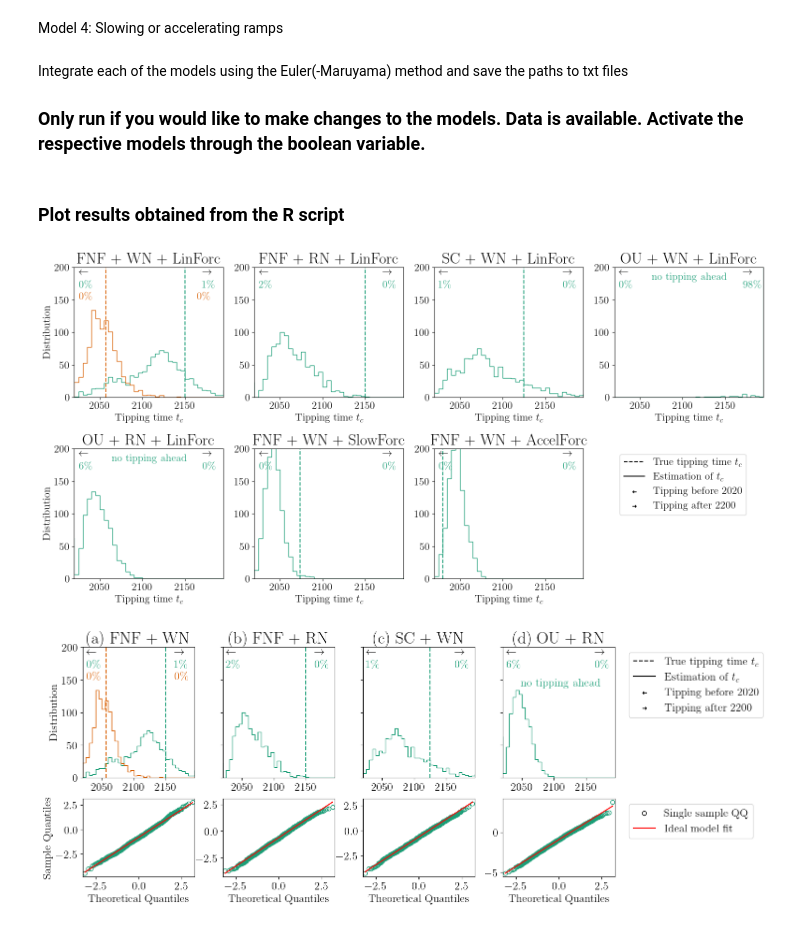
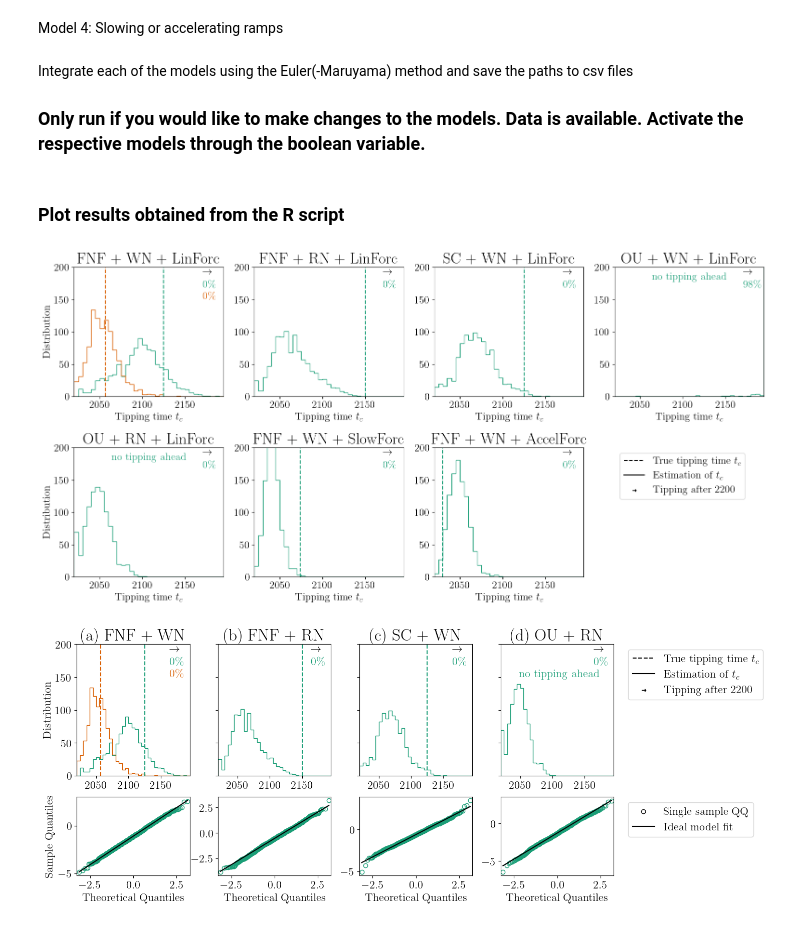
Before and after one commit to TUM-PIK-ESM/tipping_time, a Jupyter notebook: TT_AlternativeModels/Plots.ipynb, the cells around one changed output. Cells and saved outputs as stored; diff of their text form; code cells hidden in the pictures.

Commit message:
v3, updated cross validation, time array corrected, all data and results generated anew

```diff
--- a/TT_AlternativeModels/Plots.ipynb
+++ b/TT_AlternativeModels/Plots.ipynb
@@ -39,14 +40,13 @@ mpl.rcParams['axes.prop_cycle'] = mpl.cycler(color=['#1b9e77','#d95f02','#7570b3
 # %% [markdown]
 ### Generate sample paths of different models
 # %%
-t_start = 1870 #Time series start
-t_end = 2020 #Time series end
+t_start = 1870+1/12 #Time series start
+t_end = 2021 #Time series end
 
-tspan = np.linspace(t_start,t_end,(t_end-t_start)*12,endpoint=False) #Time array of samples
-
+tspan = np.linspace(t_start,t_end,round((t_end-t_start)*12+1),endpoint=True) #Time array of samples
 integration_permonth = 20 #Discretisation of integration. Same as in Ditlevsen 2023
 integration_timestep = 1/(12*integration_permonth) #Corresponding time step
-integration_tspan = np.linspace(t_start,t_end,(t_end-t_start)*12*integration_permonth,endpoint=False) #Time array for integration
+integration_tspan = np.linspace(t_start,t_end,round((t_end-t_start)*12*integration_permonth+1),endpoint=True) #Time array for integration
 
 # Values for parameters are taken from the tipping time estimation in Ditlevsen 2023
 t_0 = 1924
@@ -57,7 +57,7 @@ m_ = -1.51
 sigma_ = 0.3**0.5/3 #divide by 3 to avoid n-tipping
 
 # Set tipping times/ramping lengths convenient for demonstration purposes
-tau_rs = {"fnf_wn_linforc":226,
+tau_rs = {"fnf_wn_linforc":201,
           "fnf_rn_linforc":226,
           "ou_wn_linforc":132.52,
           "ou_rn_linforc":201,
@@ -136,7 +136,7 @@ def f_4a(x,t):
 def f_4b(x,t):
     return -A_*(x-m_)**2-lambda_acc(t)
 # %% [markdown]
-Integrate each of the models using the Euler(-Maruyama) method and save the paths to txt files
+Integrate each of the models using the Euler(-Maruyama) method and save the paths to csv files
 ### Only run if you would like to make changes to the models. Data is available. Activate the respective models through the boolean variable.
 # %%
 np.random.seed(0)
@@ -282,8 +282,8 @@ for i in range(len(modelnames)):
     samplesize_2 = len(t_c_values_2)
     hist_2 = axs[i].hist(t_c_values_2,bins=bins,histtype="step",density=False)[0]
     axs[i].set_xlabel("Tipping time $t_c$")
-    axs[i].text(0.03,0.93,r"$\leftarrow$",color="black", transform=axs[i].transAxes)
-    axs[i].text(0.03,0.84,str(round(hist_2[0]*100/samplesize_2))+"$\%$",color=plt.rcParams['axes.prop_cycle'].by_key()['color'][0], transform=axs[i].transAxes)
+    #axs[i].text(0.03,0.93,r"$\leftarrow$",color="black", transform=axs[i].transAxes)
+    #axs[i].text(0.03,0.84,str(round(hist_2[0]*100/samplesize_2))+"$\%$",color=plt.rcParams['axes.prop_cycle'].by_key()['color'][0], transform=axs[i].transAxes)
     axs[i].text(0.86,0.93,r"$\rightarrow$",color="black", transform=axs[i].transAxes)
     axs[i].text(0.86,0.84,str(round(hist_2[-1]*100/samplesize_2))+"$\%$",color=plt.rcParams['axes.prop_cycle'].by_key()['color'][0], transform=axs[i].transAxes)
     if i == 0: # Include estimation distribution on the intended model with tipping at 2057 (taken from DD23, but same result can be achieved using our model integration)
@@ -291,8 +291,8 @@ for i in range(len(modelnames)):
         samplesize_2 = len(t_c_values_2)
         hist_2 = axs[i].hist(t_c_values_2,bins=bins,histtype="step",density=False)[0]
         axs[i].axvline(2057,color=plt.rcParams['axes.prop_cycle'].by_key()['color'][1],linestyle="dashed")
-        axs[i].text(0.03,0.75,str(round(hist_2[0]*100/samplesize_2))+"$\%$",color=plt.rcParams['axes.prop_cycle'].by_key()['color'][1], transform=axs[i].transAxes)
-        axs[i].text(0.82,0.75,str(round(hist_2[-1]*100/samplesize_2))+"$\%$",color=plt.rcParams['axes.prop_cycle'].by_key()['color'][1], transform=axs[i].transAxes)
+        #axs[i].text(0.03,0.75,str(round(hist_2[0]*100/samplesize_2))+"$\%$",color=plt.rcParams['axes.prop_cycle'].by_key()['color'][1], transform=axs[i].transAxes)
+        axs[i].text(0.86,0.75,str(round(hist_2[-1]*100/samplesize_2))+"$\%$",color=plt.rcParams['axes.prop_cycle'].by_key()['color'][1], transform=axs[i].transAxes)
     axs[i].set_xlim(t_left,t_right-t_step)
     axs[i].set_ylim(0,200)
     #axs[i].ticklabel_format(axis='y', style='sci',scilimits=(0,0))
@@ -305,16 +305,16 @@ axs[0].set_ylabel("Distribution")
 axs[4].set_ylabel("Distribution")
 axs[len(modelnames)].plot([0,1],[0,1],c="black",linestyle="dashed")
 axs[len(modelnames)].plot([0,1],[0,1],c="black")
-axs[len(modelnames)].scatter([0],[0],marker=r"$\leftarrow$",c="black")
+#axs[len(modelnames)].scatter([0],[0],marker=r"$\leftarrow$",c="black")
 axs[len(modelnames)].scatter([0],[0],marker=r"$\rightarrow$",c="black")
 axs[len(modelnames)].set_ylim(-1,-0.5)
-axs[len(modelnames)].legend(["True tipping time $t_c$","Estimation of $t_c$","Tipping before "+str(t_left), "Tipping after "+str(t_right)],loc="upper left")
+axs[len(modelnames)].legend(["True tipping time $t_c$","Estimation of $t_c$", "Tipping after "+str(t_right)],loc="upper left")
 axs[len(modelnames)].axis("off")
 
 #plt.savefig("Plots/allmodels_" + time.strftime("%Y%m%d-%H%M%S") + ".pdf",dpi=300,bbox_inches="tight")
 plt.show()
 # %% [output]
-[figure, old version]
+[figure, new version]
 # %%
 model_subselection = [0,1,2,4]
 modeldescrips = ["(a) FNF + WN","(b) FNF + RN","(c) SC + WN","(d) OU + RN"]
@@ -327,45 +327,48 @@ for i in range(len(model_subselection)):
     samplesize_2 = len(t_c_values_2)
     hist_2 = axs[i].hist(t_c_values_2,bins=bins,histtype="step",density=False)[0]
     #axs[i].set_xlabel("Tipping time $t_c$")
-    axs[i].text(0.03,0.93,r"$\leftarrow$",color="black", transform=axs[i].transAxes)
-    axs[i].text(0.03,0.84,str(round(hist_2[0]*100/samplesize_2))+"$\%$",color=plt.rcParams['axes.prop_cycle'].by_key()['color'][0], transform=axs[i].transAxes)
+    #axs[i].text(0.03,0.93,r"$\leftarrow$",color="black", transform=axs[i].transAxes)
+    #axs[i].text(0.03,0.84,str(round(hist_2[0]*100/samplesize_2))+"$\%$",color=plt.rcParams['axes.prop_cycle'].by_key()['color'][0], transform=axs[i].transAxes)
     axs[i].text(0.82,0.93,r"$\rightarrow$",color="black", transform=axs[i].transAxes)
     axs[i].text(0.82,0.84,str(round(hist_2[-1]*100/samplesize_2))+"$\%$",color=plt.rcParams['axes.prop_cycle'].by_key()['color'][0], transform=axs[i].transAxes)
     axs[i].set_xlim(t_left,t_right-t_step)
     axs[i].set_ylim(0,200)
     axs[i].set_title(modeldescrips[i])
     if i == 0: # Include estimation distribution on the intended model with tipping at 2057 (taken from DD23, but same result can be achieved using our model integration)
         t_c_values_2 = np.array(pd.read_excel("EstimMatrix_1000repetitions.xlsx").loc[:,"tc"])
         samplesize_2 = len(t_c_values_2)
         hist_2 = axs[i].hist(t_c_values_2,bins=bins,histtype="step",density=False)[0]
         axs[i].axvline(2057,color=plt.rcParams['axes.prop_cycle'].by_key()['color'][1],linestyle="dashed")
-        axs[i].text(0.03,0.75,str(round(hist_2[0]*100/samplesize_2))+"$\%$",color=plt.rcParams['axes.prop_cycle'].by_key()['color'][1], transform=axs[i].transAxes)
+        #axs[i].text(0.03,0.75,str(round(hist_2[0]*100/samplesize_2))+"$\%$",color=plt.rcParams['axes.prop_cycle'].by_key()['color'][1], transform=axs[i].transAxes)
         axs[i].text(0.82,0.75,str(round(hist_2[-1]*100/samplesize_2))+"$\%$",color=plt.rcParams['axes.prop_cycle'].by_key()['color'][1], transform=axs[i].transAxes)
     if model_subselection[i] in [0,1,2,5,6]:
         axs[i].axvline(t_0+tau_rs[modelnames[model_subselection[i]]],color=plt.rcParams['axes.prop_cycle'].by_key()['color'][0],linestyle="dashed")
     else:
-        axs[i].text(0.16,0.7,"no tipping ahead",color=plt.rcParams['axes.prop_cycle'].by_key()['color'][0], transform=axs[i].transAxes)
+        axs[i].text(0.16,0.75,"no tipping ahead",color=plt.rcParams['axes.prop_cycle'].by_key()['color'][0], transform=axs[i].transAxes)
     QQData = pd.read_csv("QQData_"+modelnames[model_subselection[i]]+".csv",index_col=0).values[:,0]
-    statsmodels.graphics.gofplots.qqplot(QQData,ax=axs[i+ncols],line="q", markerfacecolor='none', markeredgecolor=plt.rcParams['axes.prop_cycle'].by_key()['color'][0])
+    statsmodels.graphics.gofplots.qqplot(QQData,ax=axs[i+ncols], markerfacecolor='none', markeredgecolor=plt.rcParams['axes.prop_cycle'].by_key()['color'][0])
+    qqx = axs[i+ncols].lines[0].get_xdata()
+    qqy = axs[i+ncols].lines[0].get_ydata()
+    statsmodels.graphics.gofplots.qqline(ax=axs[i+ncols], line = "q", x = qqx, y = qqy, dist = scipy.stats.norm(),color="black")
     if not i == 0:
         axs[i+ncols].set_ylabel("")
         axs[i].set_yticklabels([])
 axs[0].set_ylabel("Distribution")
 axs[len(model_subselection)].plot([0,1],[0,1],color="black",linestyle="dashed")
 axs[len(model_subselection)].plot([0,1],[0,1],color="black")
-axs[len(model_subselection)].scatter([0],[0],marker=r"$\leftarrow$",c="black")
+#axs[len(model_subselection)].scatter([0],[0],marker=r"$\leftarrow$",c="black")
 axs[len(model_subselection)].scatter([0],[0],marker=r"$\rightarrow$",c="black")
 axs[len(model_subselection)].set_ylim(-1,-0.5)
-axs[len(model_subselection)].legend(["True tipping time $t_c$","Estimation of $t_c$","Tipping before "+str(t_left), "Tipping after "+str(t_right)],loc="upper left", bbox_to_anchor=(-0.35,1))
+axs[len(model_subselection)].legend(["True tipping time $t_c$","Estimation of $t_c$", "Tipping after "+str(t_right)],loc="upper left", bbox_to_anchor=(-0.35,1))
 axs[len(model_subselection)].axis("off")
 axs[len(model_subselection)+ncols].scatter([0],[0], facecolors='none', edgecolors="black")
-axs[len(model_subselection)+ncols].plot([0,1],[0,1],c="red")
+axs[len(model_subselection)+ncols].plot([0,1],[0,1],c="black")
 axs[len(model_subselection)+ncols].set_ylim(-1,-0.5)
 axs[len(model_subselection)+ncols].legend(["Single sample QQ","Ideal model fit"],loc="upper left", bbox_to_anchor=(-0.35,1))
 axs[len(model_subselection)+ncols].axis("off")
 
 fig.subplots_adjust(hspace=0.2,wspace=0.28)
 #plt.savefig("Plots/modelsubselection_QQ" + time.strftime("%Y%m%d-%H%M%S") + ".pdf",dpi=300,bbox_inches="tight")
 plt.show()
 # %% [output]
-[figure, old version]
+[figure, new version]
```
Also changed, not shown: parts of 2 cells of this notebook, 32 other files.
